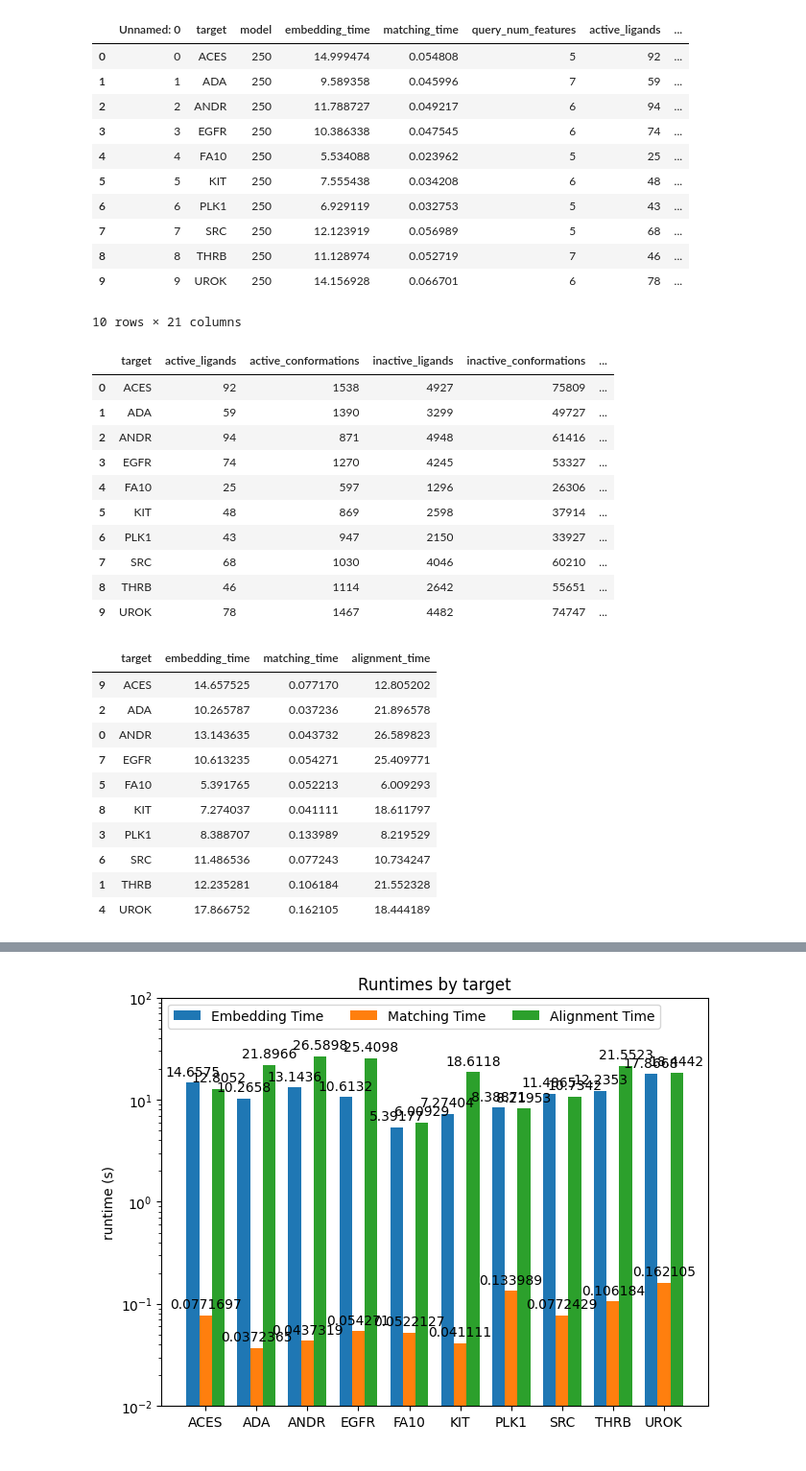
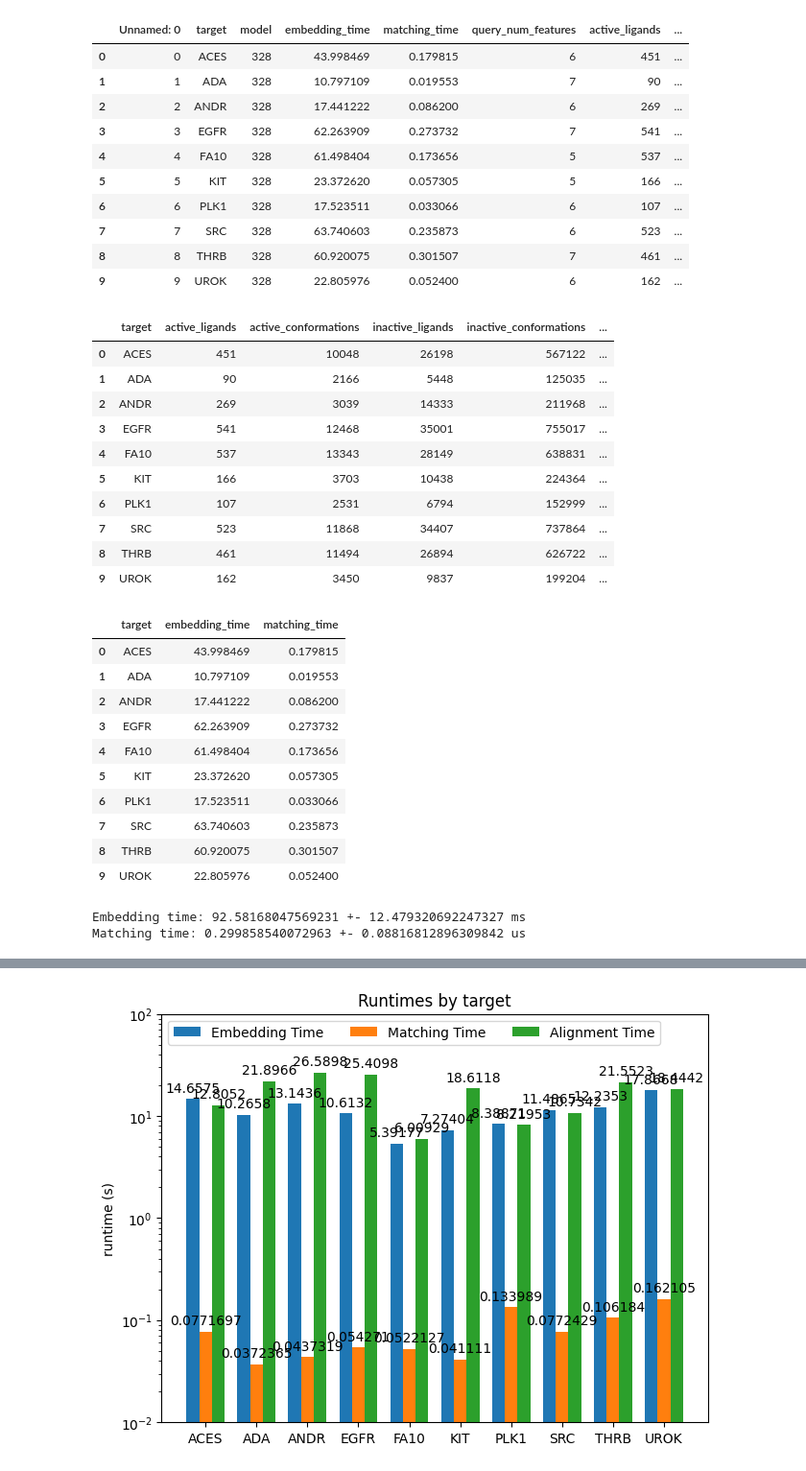
Before and after one commit to molinfo-vienna/PharmacoMatch, a Jupyter notebook: notebooks/Benchmark.ipynb, the cells around one changed output, grey strips where cells are left out. Shown: that part at 96% size. Drawn from its saved outputs; the diff is of its cells as text; code cells hidden in the pictures.

```diff
--- a/notebooks/Benchmark.ipynb
+++ b/notebooks/Benchmark.ipynb
@@ -3,49 +3,60 @@ import pandas as pd
 import numpy as np
 import matplotlib.pyplot as plt
 # %%
-path = "/home/drose/git/PhectorDB/notebooks/final_results2.csv"
+path = "/home/drose/git/PhectorDB/notebooks/final_results_328_optimized.csv"
 df = pd.read_csv(path).sort_values("target")
 df
 # %% [output]
 |  | Unnamed: 0 | target | model | embedding_time | matching_time | query_num_features | active_ligands | ... |
-| 0 | 0 | ACES | 250 | 14.999474 | 0.054808 | 5 | 92 | ... |
-| 1 | 1 | ADA | 250 | 9.589358 | 0.045996 | 7 | 59 | ... |
-| 2 | 2 | ANDR | 250 | 11.788727 | 0.049217 | 6 | 94 | ... |
-| 3 | 3 | EGFR | 250 | 10.386338 | 0.047545 | 6 | 74 | ... |
-| 4 | 4 | FA10 | 250 | 5.534088 | 0.023962 | 5 | 25 | ... |
-| 5 | 5 | KIT | 250 | 7.555438 | 0.034208 | 6 | 48 | ... |
-| 6 | 6 | PLK1 | 250 | 6.929119 | 0.032753 | 5 | 43 | ... |
-| 7 | 7 | SRC | 250 | 12.123919 | 0.056989 | 5 | 68 | ... |
-| 8 | 8 | THRB | 250 | 11.128974 | 0.052719 | 7 | 46 | ... |
-| 9 | 9 | UROK | 250 | 14.156928 | 0.066701 | 6 | 78 | ... |
+| 0 | 0 | ACES | 328 | 43.998469 | 0.179815 | 6 | 451 | ... |
+| 1 | 1 | ADA | 328 | 10.797109 | 0.019553 | 7 | 90 | ... |
+| 2 | 2 | ANDR | 328 | 17.441222 | 0.086200 | 6 | 269 | ... |
+| 3 | 3 | EGFR | 328 | 62.263909 | 0.273732 | 7 | 541 | ... |
+| 4 | 4 | FA10 | 328 | 61.498404 | 0.173656 | 5 | 537 | ... |
+| 5 | 5 | KIT | 328 | 23.372620 | 0.057305 | 5 | 166 | ... |
+| 6 | 6 | PLK1 | 328 | 17.523511 | 0.033066 | 6 | 107 | ... |
+| 7 | 7 | SRC | 328 | 63.740603 | 0.235873 | 6 | 523 | ... |
+| 8 | 8 | THRB | 328 | 60.920075 | 0.301507 | 7 | 461 | ... |
+| 9 | 9 | UROK | 328 | 22.805976 | 0.052400 | 6 | 162 | ... |
-10 rows × 21 columns
 # %%
 df[["target", "active_ligands", "active_conformations",  "inactive_ligands", "inactive_conformations", "query_num_features"]]
 # %% [output]
 |  | target | active_ligands | active_conformations | inactive_ligands | inactive_conformations | ... |
-| 0 | ACES | 92 | 1538 | 4927 | 75809 | ... |
-| 1 | ADA | 59 | 1390 | 3299 | 49727 | ... |
-| 2 | ANDR | 94 | 871 | 4948 | 61416 | ... |
-| 3 | EGFR | 74 | 1270 | 4245 | 53327 | ... |
-| 4 | FA10 | 25 | 597 | 1296 | 26306 | ... |
-| 5 | KIT | 48 | 869 | 2598 | 37914 | ... |
-| 6 | PLK1 | 43 | 947 | 2150 | 33927 | ... |
-| 7 | SRC | 68 | 1030 | 4046 | 60210 | ... |
-| 8 | THRB | 46 | 1114 | 2642 | 55651 | ... |
-| 9 | UROK | 78 | 1467 | 4482 | 74747 | ... |
+| 0 | ACES | 451 | 10048 | 26198 | 567122 | ... |
+| 1 | ADA | 90 | 2166 | 5448 | 125035 | ... |
+| 2 | ANDR | 269 | 3039 | 14333 | 211968 | ... |
+| 3 | EGFR | 541 | 12468 | 35001 | 755017 | ... |
+| 4 | FA10 | 537 | 13343 | 28149 | 638831 | ... |
+| 5 | KIT | 166 | 3703 | 10438 | 224364 | ... |
+| 6 | PLK1 | 107 | 2531 | 6794 | 152999 | ... |
+| 7 | SRC | 523 | 11868 | 34407 | 737864 | ... |
+| 8 | THRB | 461 | 11494 | 26894 | 626722 | ... |
+| 9 | UROK | 162 | 3450 | 9837 | 199204 | ... |
 # %%
 df[["target", "auroc_comparison", "order_embedding_auroc", "cdpkit_auroc", "order_embedding_bedroc", "cdpkit_bedroc", "order_embedding_ef0.005", "cdpkit_ef0.005", "order_embedding_ef0.01", "cdpkit_ef0.01", "order_embedding_ef0.05", "cdpkit_ef0.05"]].to_csv("results.csv")
 # %%
-df[['target', 'embedding_time', 'matching_time', 'alignment_time']]
+df[['target', 'embedding_time', 'matching_time']]
 # %% [output]
-|  | target | embedding_time | matching_time | alignment_time |
-| 9 | ACES | 14.657525 | 0.077170 | 12.805202 |
-| 2 | ADA | 10.265787 | 0.037236 | 21.896578 |
-| 0 | ANDR | 13.143635 | 0.043732 | 26.589823 |
-| 7 | EGFR | 10.613235 | 0.054271 | 25.409771 |
-| 5 | FA10 | 5.391765 | 0.052213 | 6.009293 |
-| 8 | KIT | 7.274037 | 0.041111 | 18.611797 |
-| 3 | PLK1 | 8.388707 | 0.133989 | 8.219529 |
-| 6 | SRC | 11.486536 | 0.077243 | 10.734247 |
-| 1 | THRB | 12.235281 | 0.106184 | 21.552328 |
-| 4 | UROK | 17.866752 | 0.162105 | 18.444189 |
+|  | target | embedding_time | matching_time |
+| 0 | ACES | 43.998469 | 0.179815 |
+| 1 | ADA | 10.797109 | 0.019553 |
+| 2 | ANDR | 17.441222 | 0.086200 |
+| 3 | EGFR | 62.263909 | 0.273732 |
+| 4 | FA10 | 61.498404 | 0.173656 |
+| 5 | KIT | 23.372620 | 0.057305 |
+| 6 | PLK1 | 17.523511 | 0.033066 |
+| 7 | SRC | 63.740603 | 0.235873 |
+| 8 | THRB | 60.920075 | 0.301507 |
+| 9 | UROK | 22.805976 | 0.052400 |
+# %%
+#df[['target', 'embedding_time', 'matching_time', 'alignment_time']]
+
+embedding_mean = np.mean(df['embedding_time'] / (df['active_conformations'] + df['inactive_conformations']))*1e6
+embedding_std = np.std(df['embedding_time'] / (df['active_conformations'] + df['inactive_conformations']))*1e6
+matching_mean = np.mean(df['matching_time'] / (df['active_conformations'] + df['inactive_conformations']))*1e6
+matching_std = np.std(df['matching_time'] / (df['active_conformations'] + df['inactive_conformations']))*1e6
+print(f"Embedding time: {embedding_mean} +- {embedding_std} us")
+print(f"Matching time: {matching_mean} +- {matching_std} us")
+# %% [output]
+Embedding time: 92.58168047569231 +- 12.479320692247327 ms
+Matching time: 0.299858540072963 +- 0.08816812896309842 us
```
Also changed, not shown: parts of 3 cells of this notebook, 14 other files.
